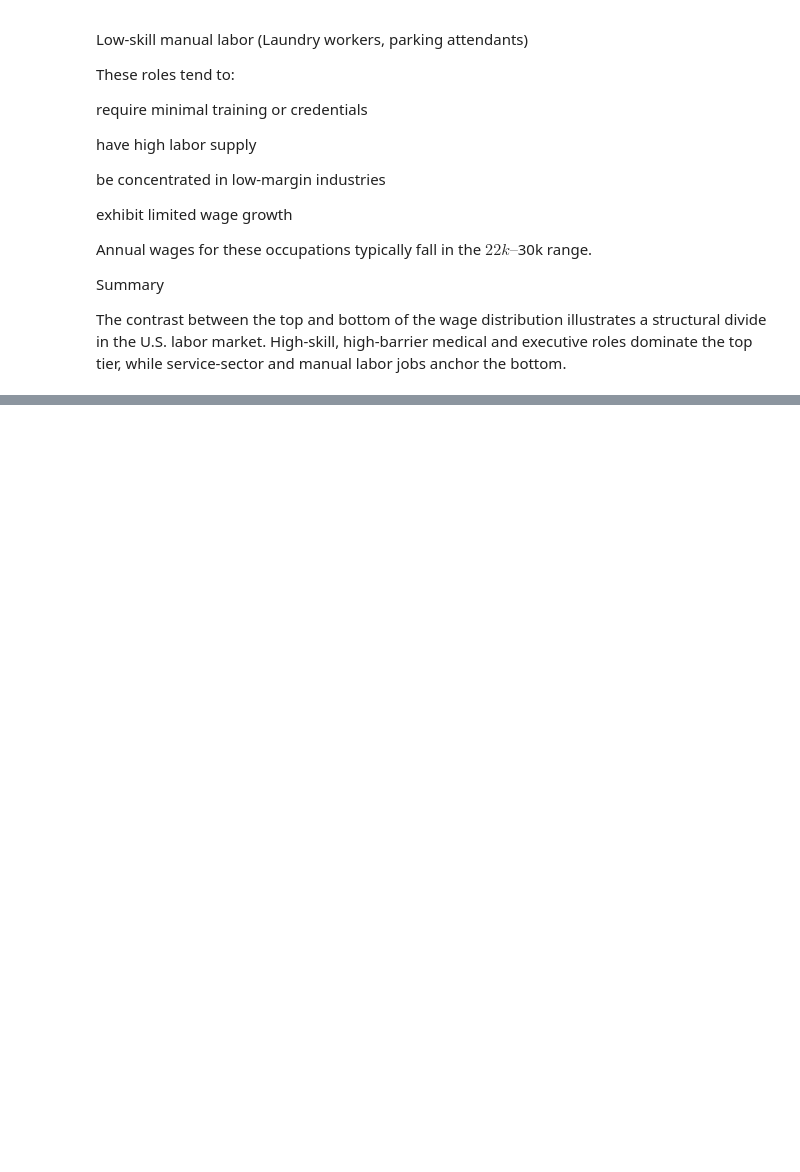
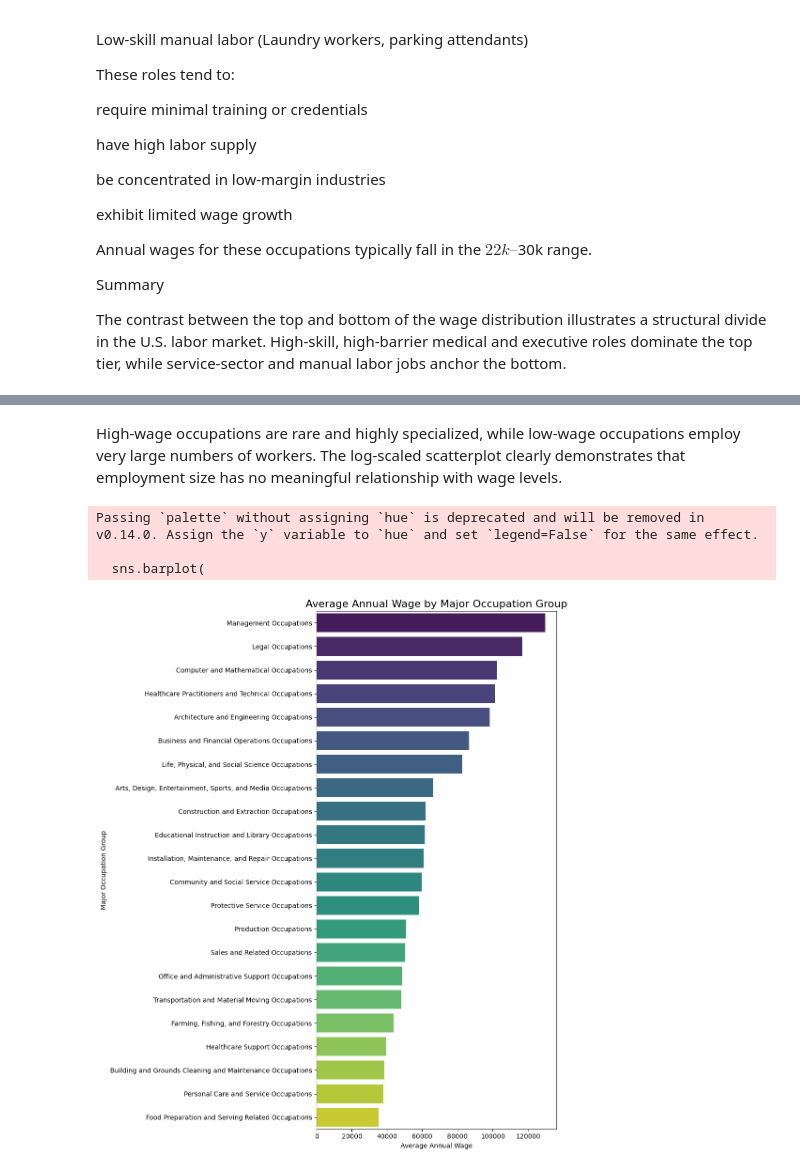
Before and after one commit to asn5995/dataScienceProject-DepartmentOfLabour, a Jupyter notebook: code.ipynb, the cells around one changed output, grey strips where cells are left out. Drawn from its saved outputs; the diff is of its cells as text; code cells hidden in the pictures; blank space fills up the shorter version.

```diff
--- a/code.ipynb
+++ b/code.ipynb
@@ -265,0 +317,22 @@ The contrast between the top and bottom of the wage distribution illustrates a s
+# %% [markdown]
+High-wage occupations are rare and highly specialized, while low-wage occupations employ very large numbers of workers. The log-scaled scatterplot clearly demonstrates that employment size has no meaningful relationship with wage levels.
+# %%
+
+
+plt.figure(figsize=(10, 12))
+sns.barplot(
+    data=df_major_wages.reset_index(),
+    x='A_MEAN',
+    y='OCC_TITLE',
+    palette='viridis'
+)
+plt.title('Average Annual Wage by Major Occupation Group', fontsize=16)
+plt.xlabel('Average Annual Wage')
+plt.ylabel('Major Occupation Group')
+plt.tight_layout()
+plt.show()
+# %% [output]
+Passing `palette` without assigning `hue` is deprecated and will be removed in v0.14.0. Assign the `y` variable to `hue` and set `legend=False` for the same effect.
+
+  sns.barplot(
+[figure, added]
```
Also changed, not shown: parts of 7 cells of this notebook.
